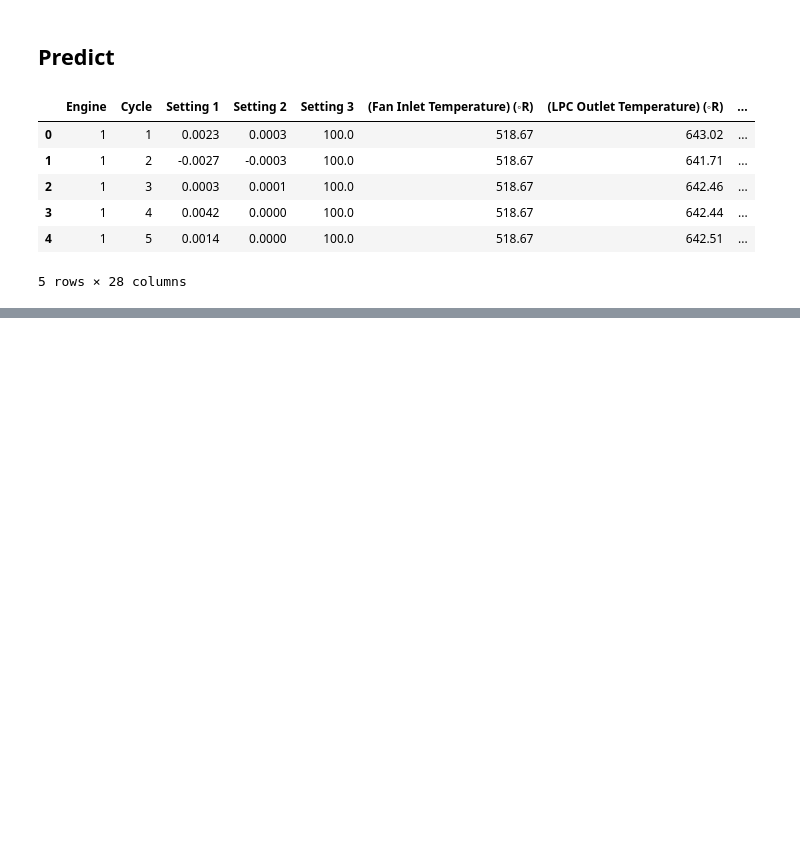
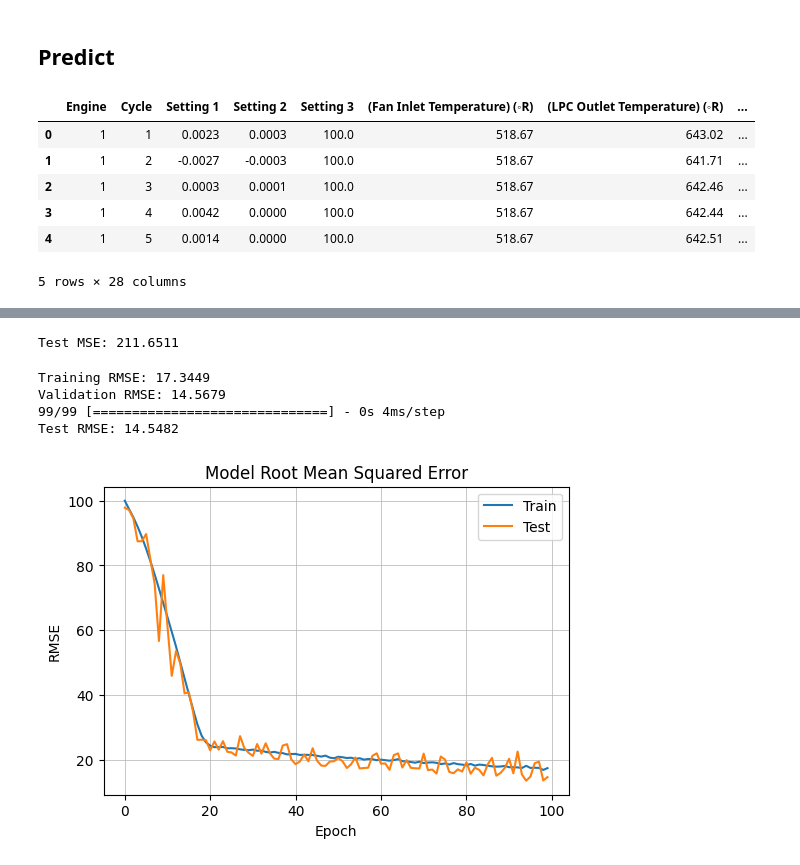
Before and after one commit to boemer00/jet-engine-degradation-prediction, a Jupyter notebook: notebooks/jet-engine-eda-Copy1.ipynb, the cells around one changed output, grey strips where cells are left out. Drawn from its saved outputs; the diff is of its cells as text; code cells hidden in the pictures; blank space fills up the shorter version.

```diff
--- a/notebooks/jet-engine-eda-Copy1.ipynb
+++ b/notebooks/jet-engine-eda-Copy1.ipynb
@@ -514,0 +536,52 @@ df_test.head()
+# %%
+from sklearn.metrics import mean_squared_error
+
+mse = mean_squared_error(y_test, predictions)
+print(f"Test MSE: {mse:.4f}")
+# %% [output]
+Test MSE: 211.6511
+# %%
+training_rmse = np.sqrt(history.history['loss'][-1])
+validation_rmse = np.sqrt(history.history['val_loss'][-1])
+
+print(f"Training RMSE: {training_rmse:.4f}")
+print(f"Validation RMSE: {validation_rmse:.4f}")
+
+predictions = model.predict(X_test_scaled)
+
+from sklearn.metrics import mean_squared_error
+
+mse = mean_squared_error(y_test, predictions)
+rmse = np.sqrt(mse)
+print(f"Test RMSE: {rmse:.4f}")
+# %% [output]
+Training RMSE: 17.3449
+Validation RMSE: 14.5679
+99/99 [==============================] - 0s 4ms/step
+Test RMSE: 14.5482
+# %%
+def plot_rmse(history, title=None):
+    fig, ax = plt.subplots(figsize=(6,4))
+
+    # --- RMSE ---
+    ax.plot(np.sqrt(history.history['loss']))
+    ax.plot(np.sqrt(history.history['val_loss']))
+
+    ax.set_title('Model Root Mean Squared Error')
+    ax.set_ylabel('RMSE')
+    ax.set_xlabel('Epoch')
+
+    ax.legend(['Train', 'Test'], loc='best')
+
+    ax.grid(axis='x', linewidth=0.5)
+    ax.grid(axis='y', linewidth=0.5)
+
+    if title:
+        plt.title(title)
+
+    plt.show()
+
+# Plot
+plot_rmse(history)
+# %% [output]
+[figure, added]
```
Also changed, not shown: parts of 9 cells of this notebook.
